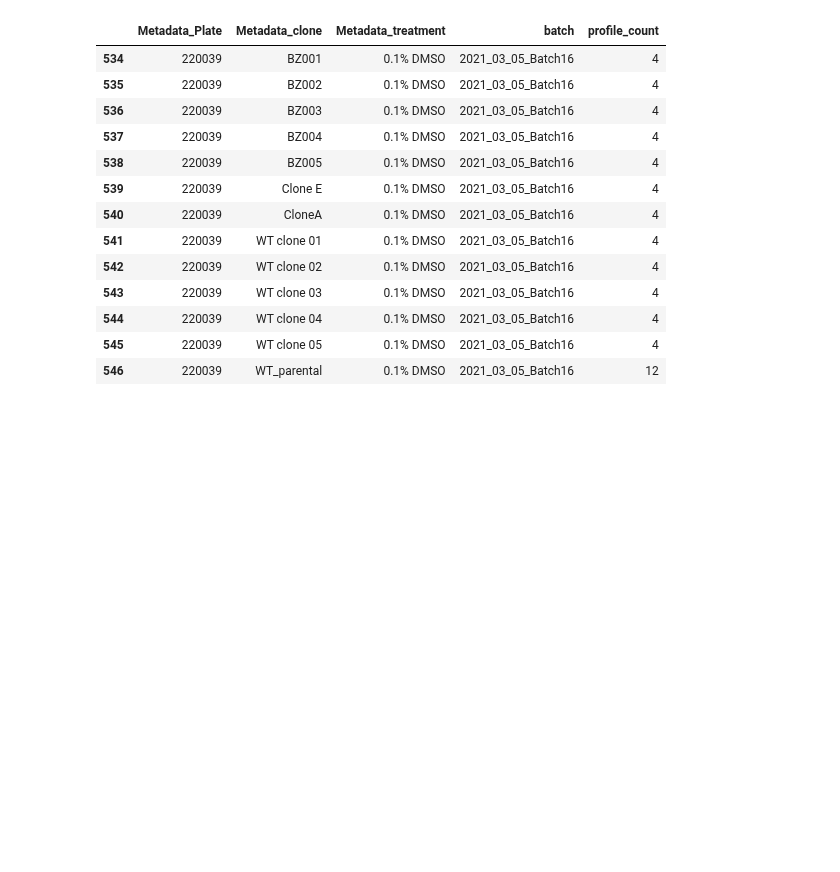
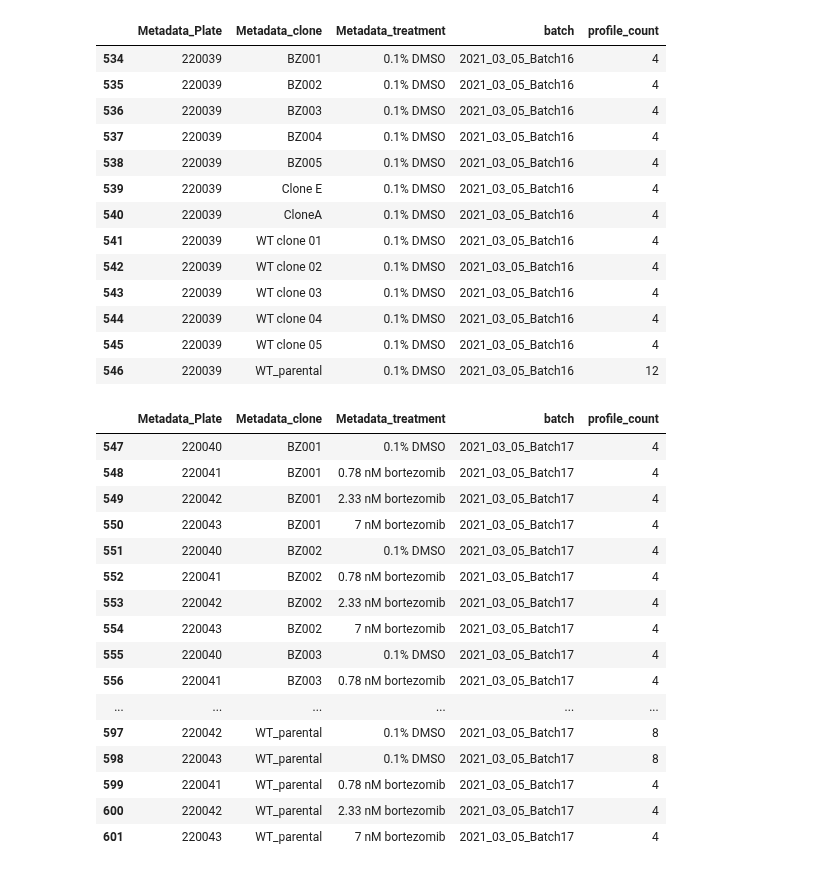
Before and after one commit to broadinstitute/profiling-resistance-mechanisms, a Jupyter notebook: 2.describe-data/0.describe-data.ipynb, the cells around one changed output. Cells and saved outputs as stored; diff of their text form; code cells hidden in the pictures; blank space fills up the shorter version.

```diff
--- a/2.describe-data/0.describe-data.ipynb
+++ b/2.describe-data/0.describe-data.ipynb
@@ -705,3 +711,24 @@ batch16_df
 | 544 | 220039 | WT clone 04 | 0.1% DMSO | 2021_03_05_Batch16 | 4 |
 | 545 | 220039 | WT clone 05 | 0.1% DMSO | 2021_03_05_Batch16 | 4 |
 | 546 | 220039 | WT_parental | 0.1% DMSO | 2021_03_05_Batch16 | 12 |
+# %%
+batch17_df = treatment_counts_df.query("batch == '2021_03_05_Batch17'").dropna(axis="columns")
+batch17_df
+# %% [output]
+|  | Metadata_Plate | Metadata_clone | Metadata_treatment | batch | profile_count |
+| 547 | 220040 | BZ001 | 0.1% DMSO | 2021_03_05_Batch17 | 4 |
+| 548 | 220041 | BZ001 | 0.78 nM bortezomib | 2021_03_05_Batch17 | 4 |
+| 549 | 220042 | BZ001 | 2.33 nM bortezomib | 2021_03_05_Batch17 | 4 |
+| 550 | 220043 | BZ001 | 7 nM bortezomib | 2021_03_05_Batch17 | 4 |
+| 551 | 220040 | BZ002 | 0.1% DMSO | 2021_03_05_Batch17 | 4 |
+| 552 | 220041 | BZ002 | 0.78 nM bortezomib | 2021_03_05_Batch17 | 4 |
+| 553 | 220042 | BZ002 | 2.33 nM bortezomib | 2021_03_05_Batch17 | 4 |
+| 554 | 220043 | BZ002 | 7 nM bortezomib | 2021_03_05_Batch17 | 4 |
+| 555 | 220040 | BZ003 | 0.1% DMSO | 2021_03_05_Batch17 | 4 |
+| 556 | 220041 | BZ003 | 0.78 nM bortezomib | 2021_03_05_Batch17 | 4 |
+| ... | ... | ... | ... | ... | ... |
+| 597 | 220042 | WT_parental | 0.1% DMSO | 2021_03_05_Batch17 | 8 |
+| 598 | 220043 | WT_parental | 0.1% DMSO | 2021_03_05_Batch17 | 8 |
+| 599 | 220041 | WT_parental | 0.78 nM bortezomib | 2021_03_05_Batch17 | 4 |
+| 600 | 220042 | WT_parental | 2.33 nM bortezomib | 2021_03_05_Batch17 | 4 |
+| 601 | 220043 | WT_parental | 7 nM bortezomib | 2021_03_05_Batch17 | 4 |
```
Also changed, not shown: parts of 11 cells of this notebook, 32 other files.
